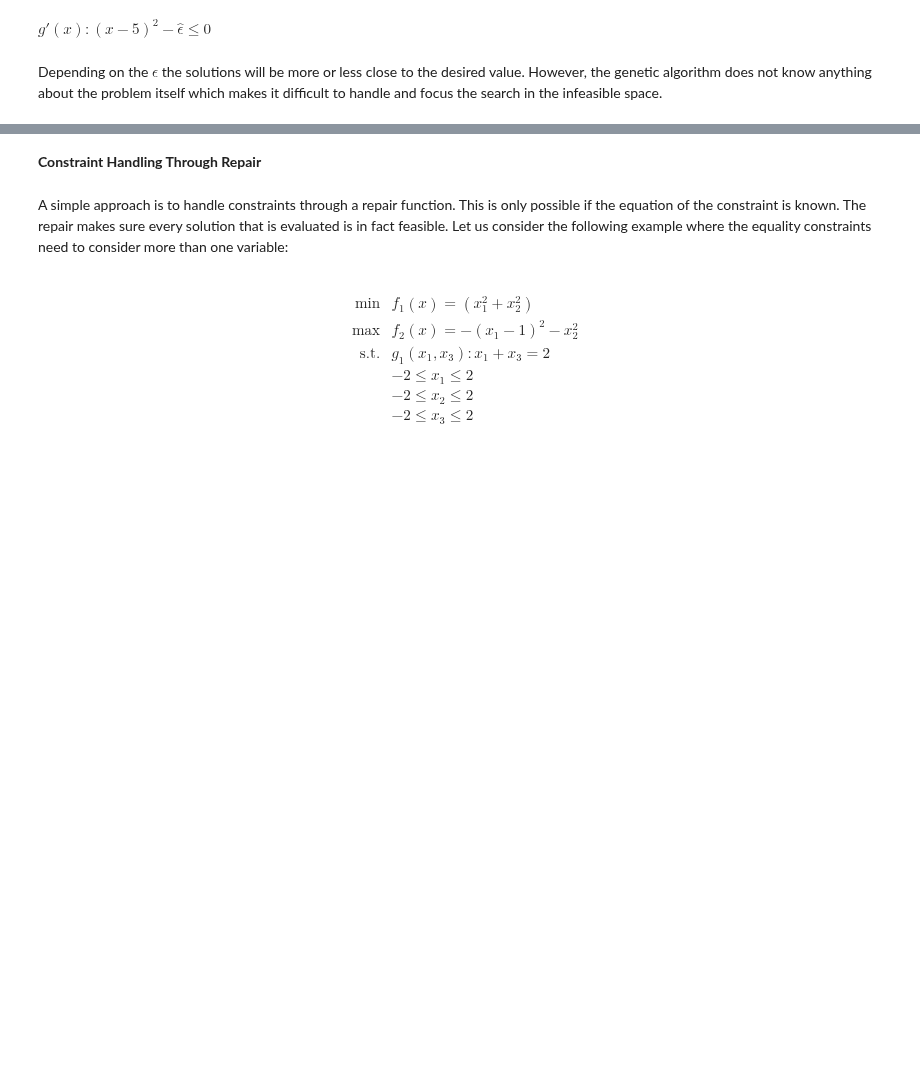
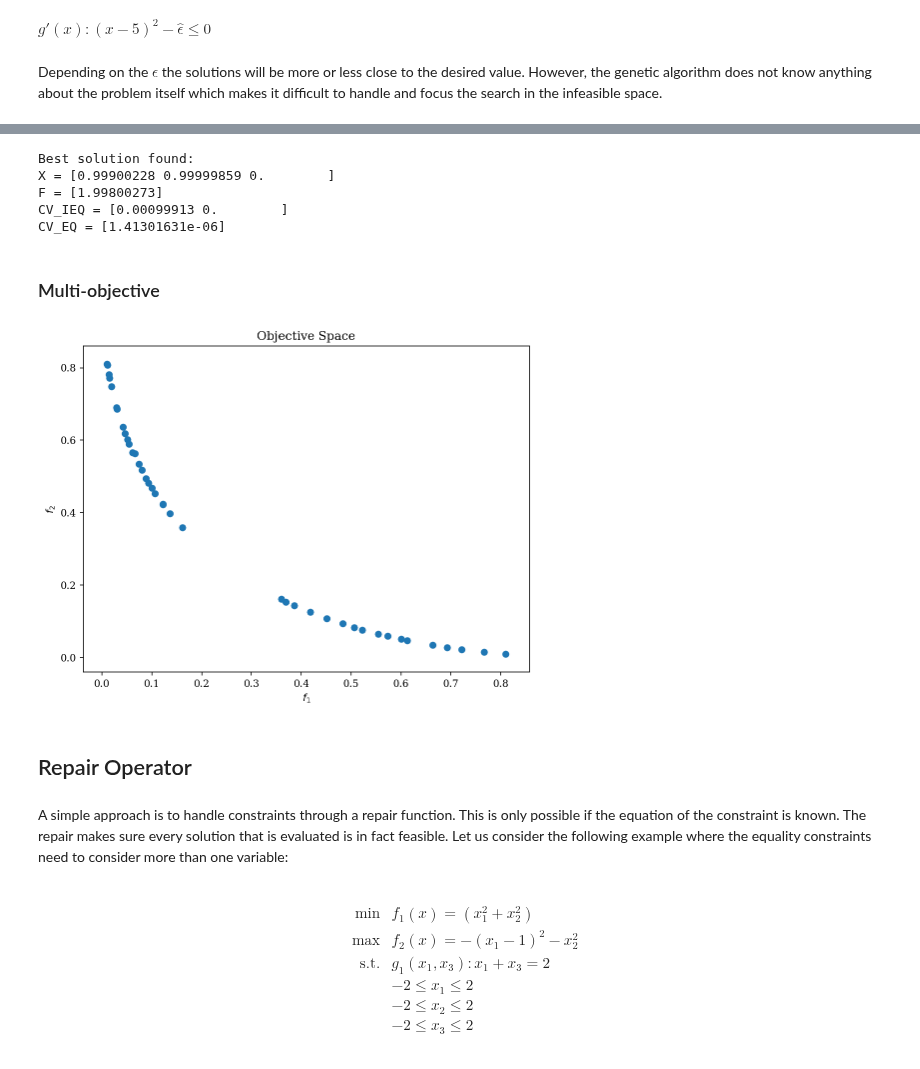
Before and after one commit to anyoptimization/pymoo, a Jupyter notebook: doc/source/misc/constraint_handling.ipynb, the cells around one changed output, grey strips where cells are left out. Drawn from its saved outputs; the diff is of its cells as text; code cells hidden in the pictures; blank space fills up the shorter version.

Commit message:
Added support for constraint handling during the survival PSO documentation Constraint handling via ieq and eq functions

```diff
--- a/doc/source/misc/constraint_handling.ipynb
+++ b/doc/source/misc/constraint_handling.ipynb
@@ -38,5 +72,69 @@ Depending on the $\epsilon$ the solutions will be more or less close to the desi
+# %%
+from pymoo.algorithms.so_pso import PSO
+from pymoo.optimize import minimize
+
+
+algorithm = PSO(pop_size=50)
+
+res = minimize(problem, algorithm, seed=1)
+
+opt = res.opt[0]
+X, F, cv_ieq, cv_eq = opt.get("X", "__F__", "__IEQ__", "__EQ__")
+
+print("Best solution found: \nX = %s\nF = %s\nCV_IEQ = %s\nCV_EQ = %s" % (X, F, cv_ieq, cv_eq))
+# %% [output]
+Best solution found:
+X = [0.99900228 0.99999859 0.        ]
+F = [1.99800273]
+CV_IEQ = [0.00099913 0.        ]
+CV_EQ = [1.41301631e-06]
+# %% [markdown]
+### Multi-objective
+# %%
+objs = [
+    lambda x: x[0]**2 + x[1]**2,
+    lambda x: (x[0]-1)**2 + x[1]**2
+
+]
+
+
+constr_ieq = [
+    lambda x: 2*(x[0]-0.1) * (x[0]-0.9) / 0.18,
+    lambda x: - 20*(x[0]-0.4) * (x[0]-0.6) / 4.8
+]
+
+constr_eq = []
+# %%
+from pymoo.model.problem import create_problem_from_funcs
+
+problem = create_problem_from_funcs(3,
+                                    objs,
+                                    xl=-2,
+                                    xu=2,
+                                    constr_ieq=constr_ieq,
+                                    constr_eq=constr_eq,
+                                    penalty_ieq=1000,
+                                    penalty_eq=1000
+                                    )
+# %%
+from pymoo.algorithms.nsga2 import NSGA2
+from pymoo.optimize import minimize
+
+algorithm = NSGA2(pop_size=40)
+
+res = minimize(problem,
+               algorithm,
+               seed=1)
+# %%
+from pymoo.visualization.scatter import Scatter
+
+plot = Scatter(title = "Objective Space")
+plot.add(res.F)
+plot.show()
+# %% [output]
+[figure, added]
 # %% [markdown]
-**Constraint Handling Through Repair**
+## Repair Operator
 # %% [markdown]
 A simple approach is to handle constraints through a repair function. This is only possible if the equation of the constraint is known. The repair makes sure every solution that is evaluated is in fact feasible. Let us consider the following example where
 the equality constraints need to consider more than one variable:
```
Also changed, not shown: parts of 9 cells of this notebook, 29 other files.
